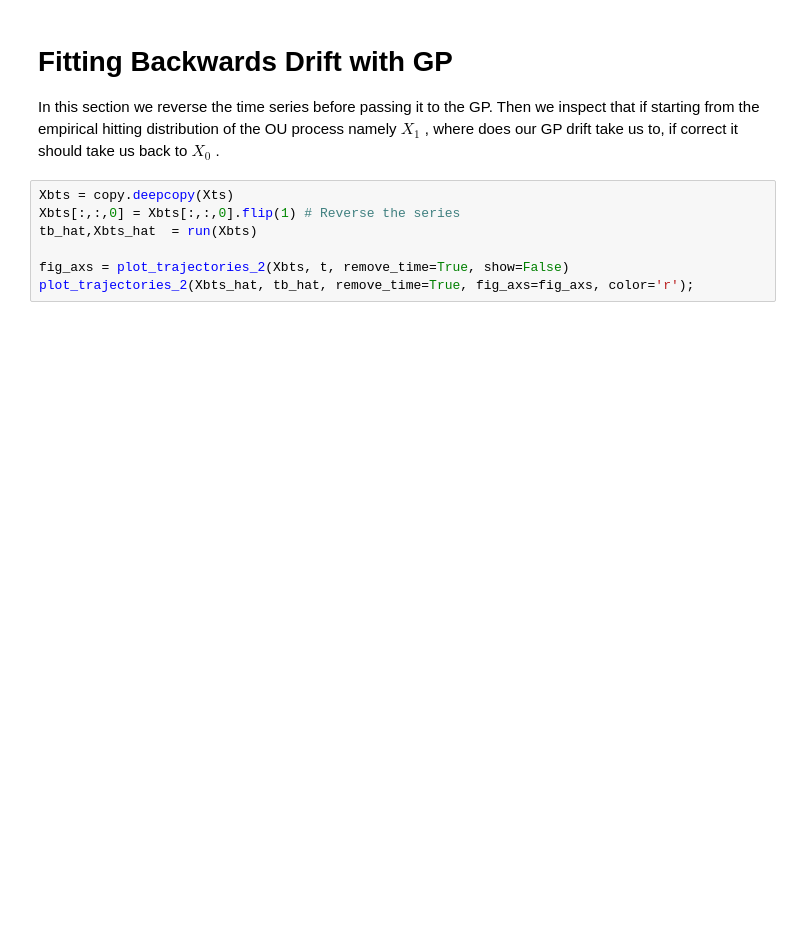
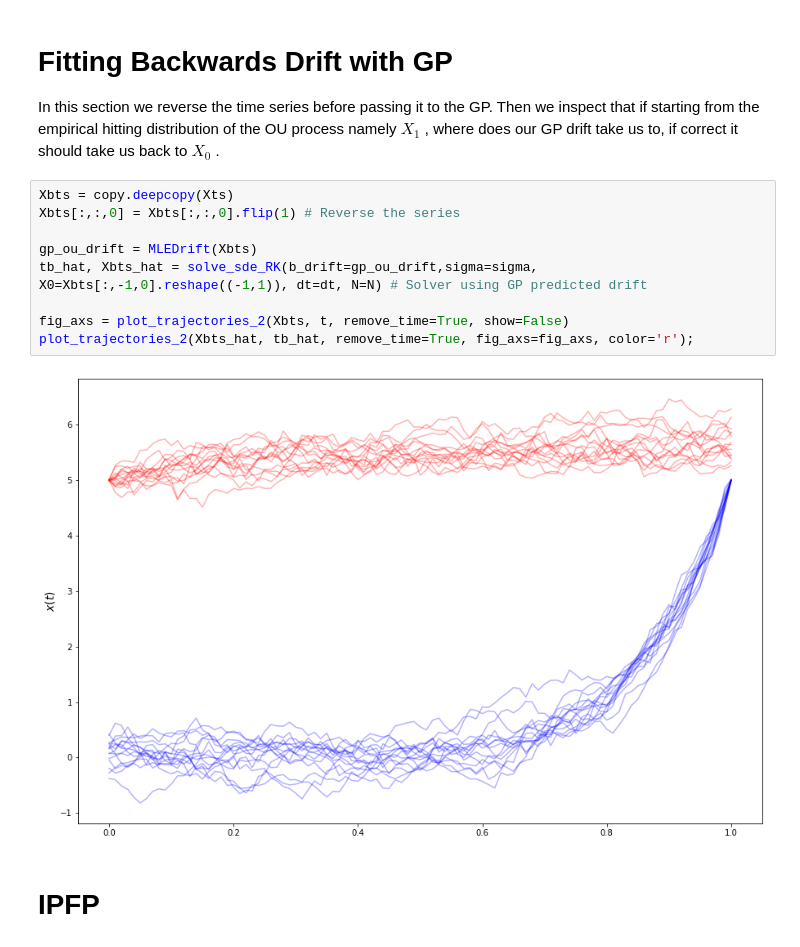
Before and after one commit to franciscovargas/GP_Sinkhorn, a Jupyter notebook: notebooks/GP_Drift_Fit.ipynb, the cells around one changed output. Cells and saved outputs as stored; diff of their text form; blank space fills up the shorter version.

Commit message:
Implement IPFP

```diff
--- a/notebooks/GP_Drift_Fit.ipynb
+++ b/notebooks/GP_Drift_Fit.ipynb
@@ -202,7 +214,13 @@ In this section we reverse the time series before passing it to the GP. Then we
 # %%
 Xbts = copy.deepcopy(Xts)
 Xbts[:,:,0] = Xbts[:,:,0].flip(1) # Reverse the series
-tb_hat,Xbts_hat  = run(Xbts)
+
+gp_ou_drift = MLEDrift(Xbts)
+tb_hat, Xbts_hat = solve_sde_RK(b_drift=gp_ou_drift,sigma=sigma, X0=Xbts[:,-1,0].reshape((-1,1)), dt=dt, N=N) # Solver using GP predicted drift
 
 fig_axs = plot_trajectories_2(Xbts, t, remove_time=True, show=False)
 plot_trajectories_2(Xbts_hat, tb_hat, remove_time=True, fig_axs=fig_axs, color='r');
+# %% [output]
+[figure, added]
+# %% [markdown]
+#  IPFP
```
Also changed, not shown: parts of 10 cells of this notebook.
